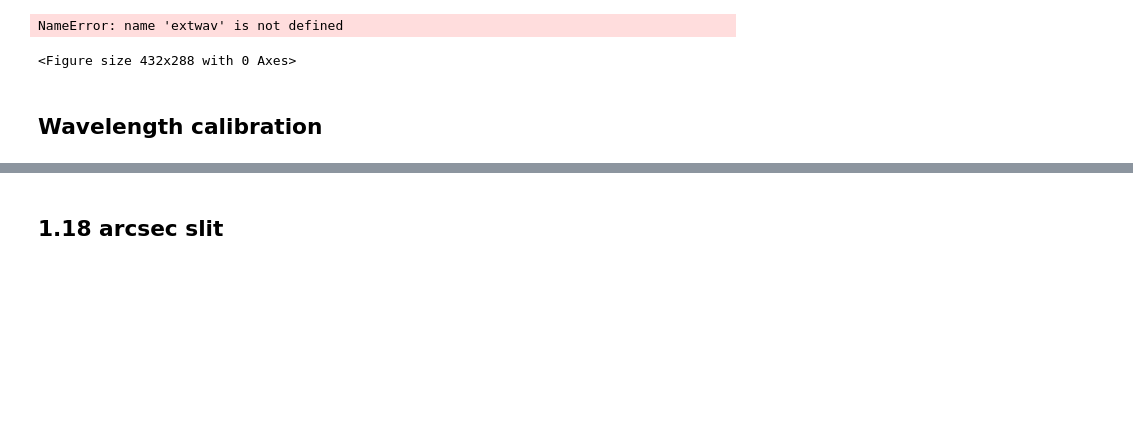
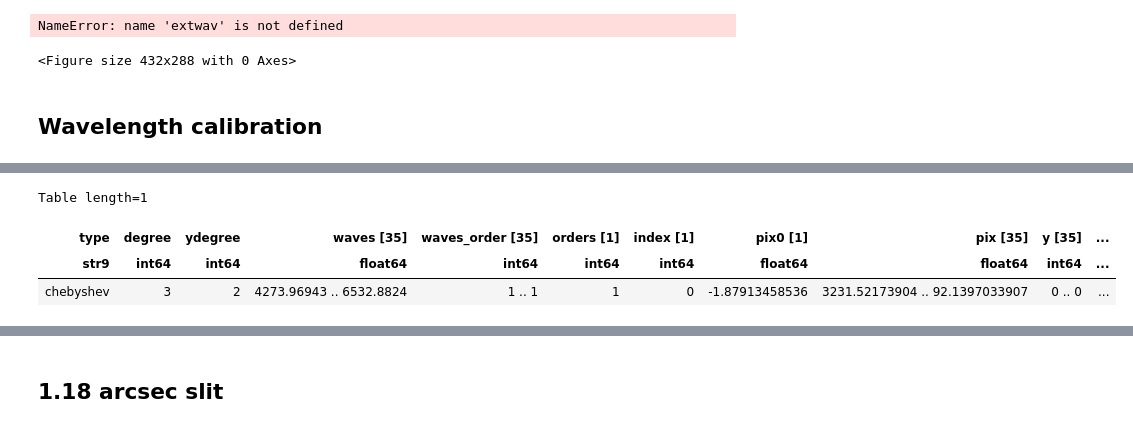
Before and after one commit to holtzmanjon/pyvista, a Jupyter notebook: doc/notebooks/KOSMOS_rotation.ipynb, the cells around one changed output, grey strips where cells are left out. Drawn from its saved outputs; the diff is of its cells as text; code cells hidden in the pictures; blank space fills up the shorter version.

```diff
--- a/doc/notebooks/KOSMOS_rotation.ipynb
+++ b/doc/notebooks/KOSMOS_rotation.ipynb
@@ -432,2 +416,9 @@ fw_blue_1=wav.fwhm
+# %%
+wav.write('KOSMOS_blue_cent_waves.fits')
+# %% [output]
+Table length=1
+| type | degree | ydegree | waves [35] | waves_order [35] | orders [1] | index [1] | pix0 [1] | pix [35] | y [35] | ... |
+| str9 | int64 | int64 | float64 | int64 | int64 | int64 | float64 | float64 | int64 | ... |
+| chebyshev | 3 | 2 | 4273.96943 .. 6532.8824 | 1 .. 1 | 1 | 0 | -1.87913458536 | 3231.52173904 .. 92.1397033907 | 0 .. 0 | ... |
 # %%
 arcec=trace.extract(blue_int_2c)
```
Also changed, not shown: parts of 11 cells of this notebook, 3 other files.
